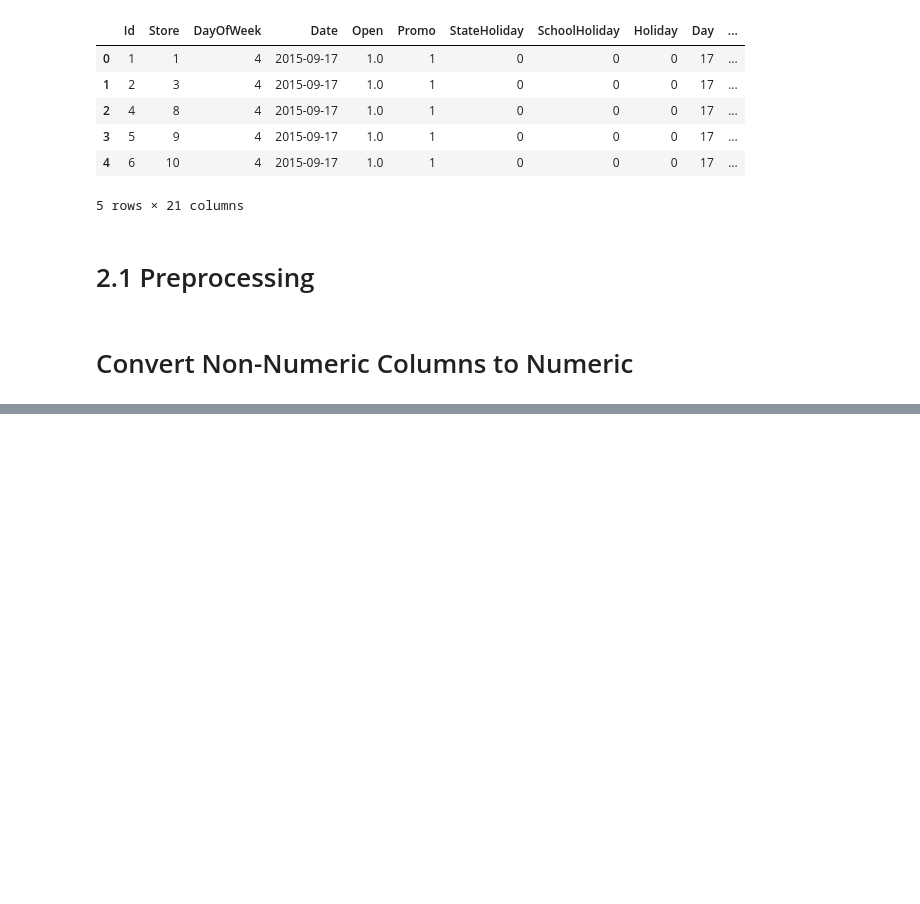
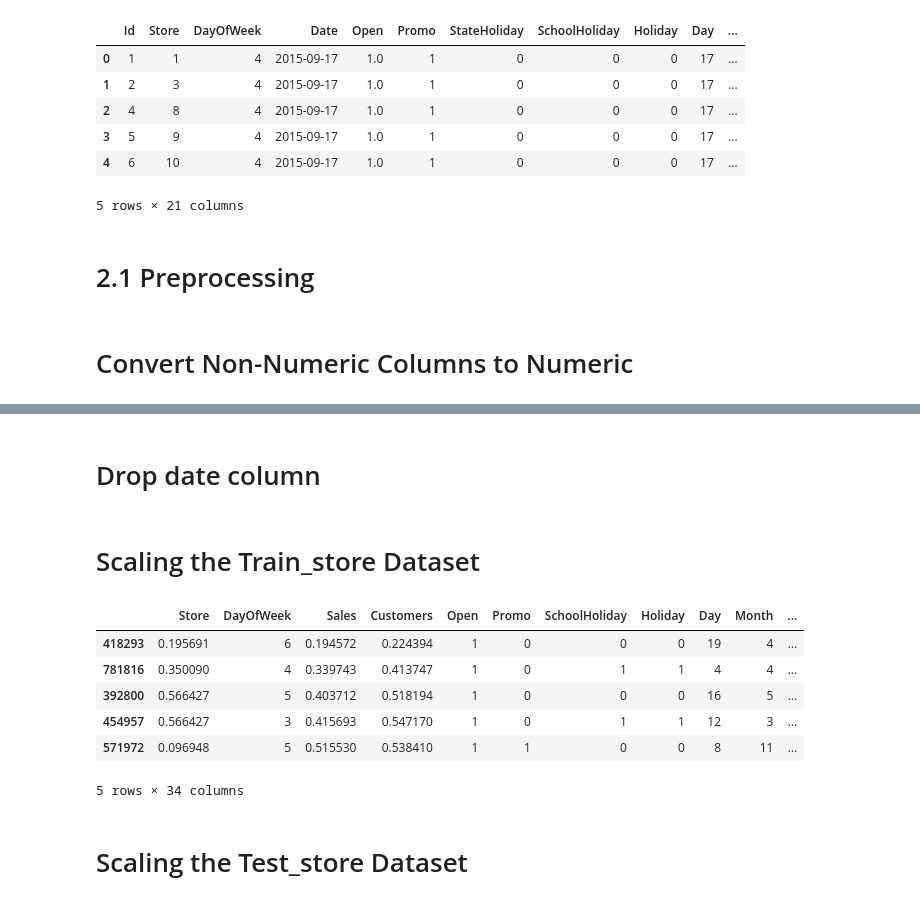
Before and after one commit to MohdJubairKhan/Pharmaceutical-Sales-prediction-across-multiple-stores, a Jupyter notebook: notebook/Task 2 - Prediction_of_store_sales.ipynb, the cells around one changed output, grey strips where cells are left out. Saved outputs shown, nothing was run; the diff lists cells and outputs as text; code cells hidden in the pictures; blank space fills up the shorter version.

```diff
--- a/notebook/Task 2 - Prediction_of_store_sales.ipynb
+++ b/notebook/Task 2 - Prediction_of_store_sales.ipynb
@@ -116,0 +138,8 @@ test_store_data.sample(5)
+# %%
+train_store_data['Weekday'] = train_store_data['Date'].dt.weekday
+train_store_data['IsWeekend'] = train_store_data['Weekday'].apply(lambda x: 1 if x >= 5 else 0)
+train_store_data['DayOfMonth'] = train_store_data['Date'].dt.day
+train_store_data['Month'] = train_store_data['Date'].dt.month
+train_store_data['Year'] = train_store_data['Date'].dt.year
+train_store_data['IsMonthStart'] = train_store_data['Date'].dt.is_month_start.astype(int)
+train_store_data['IsMonthEnd'] = train_store_data['Date'].dt.is_month_end.astype(int)
@@ -116,0 +199,26 @@ test_store_data.sample(5)
+# %% [markdown]
+# Drop date column
+# %%
+train_store_data = train_store_data.drop(['Date'], axis=1)
+test_store_data = test_store_data.drop(['Date'], axis=1)
+# %% [markdown]
+# Scaling the Train_store Dataset
+# %%
+from sklearn.preprocessing import MinMaxScaler
+scaler = MinMaxScaler()
+# %%
+num_cols = ['Store','Sales','Customers','Year','CompetitionDistance','CompetitionOpenSinceYear',
+           'Promo2SinceYear','DayOfMonth','CompetitionOpenSinceMonth']
+train_store_data[num_cols] = scaler.fit_transform(train_store_data[num_cols])
+# %%
+train_store_data.sample(5)
+# %% [output]
+|  | Store | DayOfWeek | Sales | Customers | Open | Promo | SchoolHoliday | Holiday | Day | Month | ... |
+| 418293 | 0.195691 | 6 | 0.194572 | 0.224394 | 1 | 0 | 0 | 0 | 19 | 4 | ... |
+| 781816 | 0.350090 | 4 | 0.339743 | 0.413747 | 1 | 0 | 1 | 1 | 4 | 4 | ... |
+| 392800 | 0.566427 | 5 | 0.403712 | 0.518194 | 1 | 0 | 0 | 0 | 16 | 5 | ... |
+| 454957 | 0.566427 | 3 | 0.415693 | 0.547170 | 1 | 0 | 1 | 1 | 12 | 3 | ... |
+| 571972 | 0.096948 | 5 | 0.515530 | 0.538410 | 1 | 1 | 0 | 0 | 8 | 11 | ... |
+5 rows × 34 columns
+# %% [markdown]
+# Scaling the Test_store Dataset
```
Also changed, not shown: parts of 62 cells of this notebook, 1 other file.
